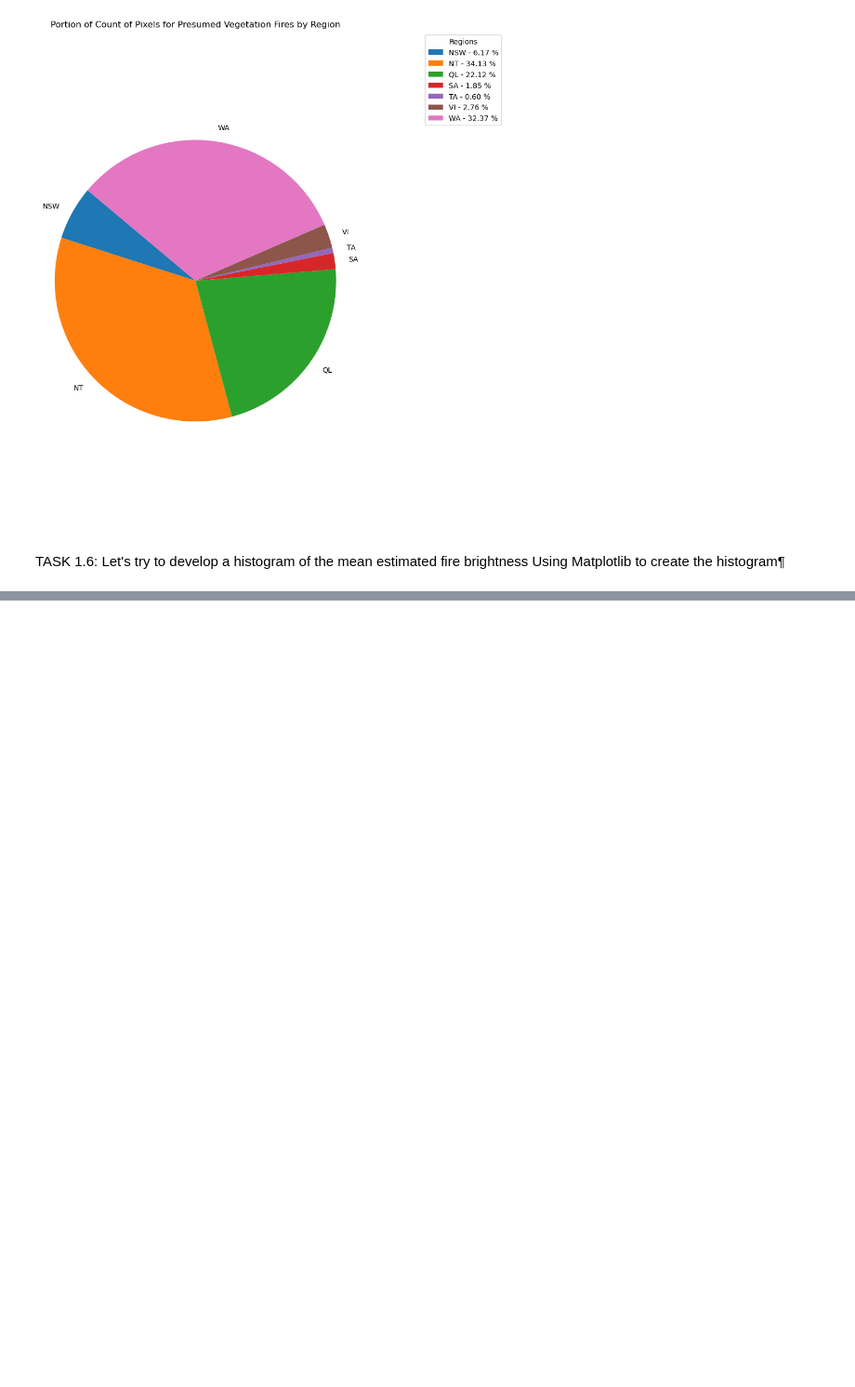
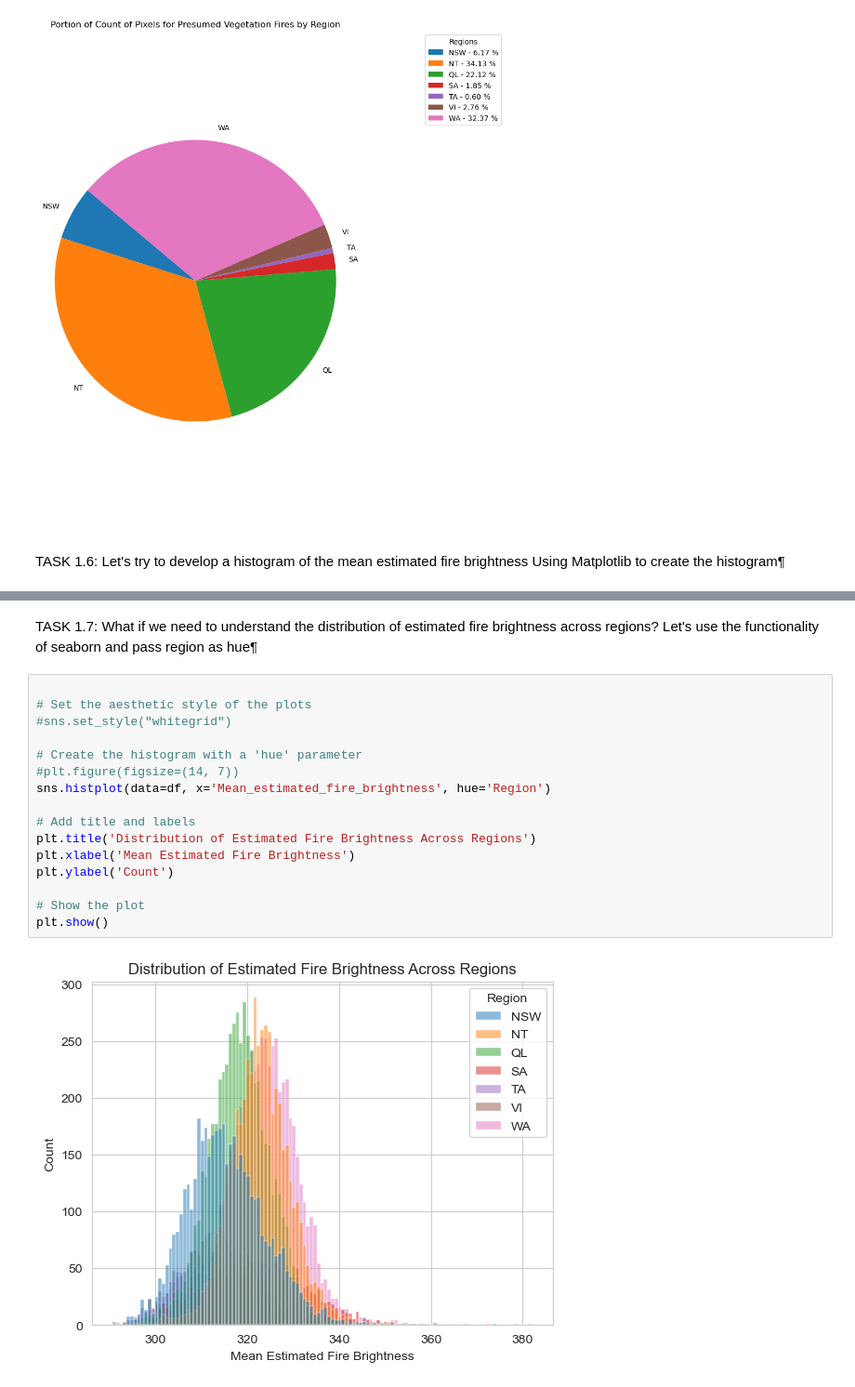
Before and after one commit to oniemtie/Data-Visualisation, a Jupyter notebook: Analyzing wildfire activities in Australia.ipynb, the cells around one changed output, grey strips where cells are left out. Shown: that part at 93% size. Saved outputs shown, nothing was run; the diff lists cells and outputs as text; blank space fills up the shorter version.

```diff
--- a/Analyzing wildfire activities in Australia.ipynb
+++ b/Analyzing wildfire activities in Australia.ipynb
@@ -223,0 +237,20 @@ Using Matplotlib to create the histogram¶
+# %% [markdown]
+TASK 1.7: What if we need to understand the distribution of estimated fire brightness across regions? Let's use the functionality of seaborn and pass region as hue¶
+# %%
+
+# Set the aesthetic style of the plots
+#sns.set_style("whitegrid")
+
+# Create the histogram with a 'hue' parameter
+#plt.figure(figsize=(14, 7))
+sns.histplot(data=df, x='Mean_estimated_fire_brightness', hue='Region')
+
+# Add title and labels
+plt.title('Distribution of Estimated Fire Brightness Across Regions')
+plt.xlabel('Mean Estimated Fire Brightness')
+plt.ylabel('Count')
+
+# Show the plot
+plt.show()
+# %% [output]
+[figure, added]
```
Also changed, not shown: parts of 9 cells of this notebook.
